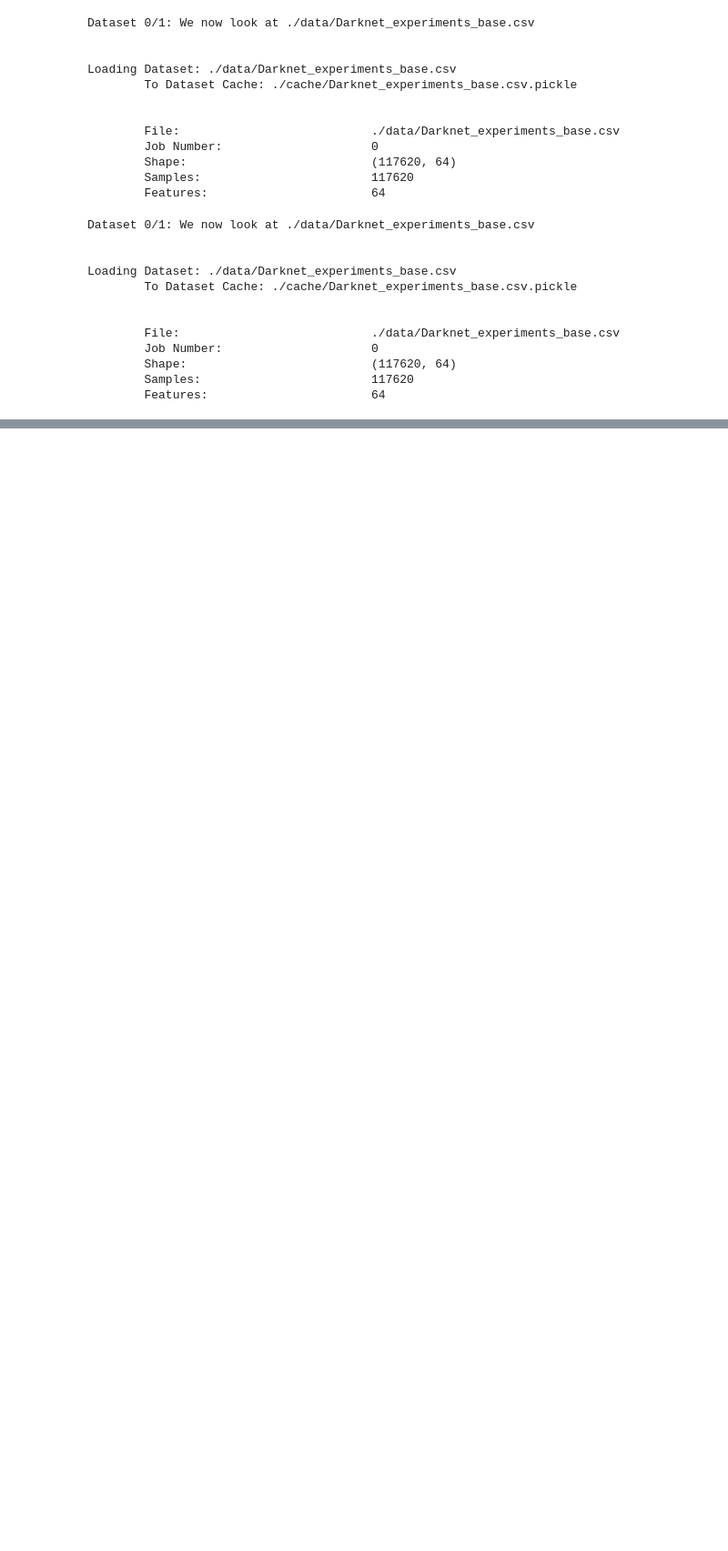
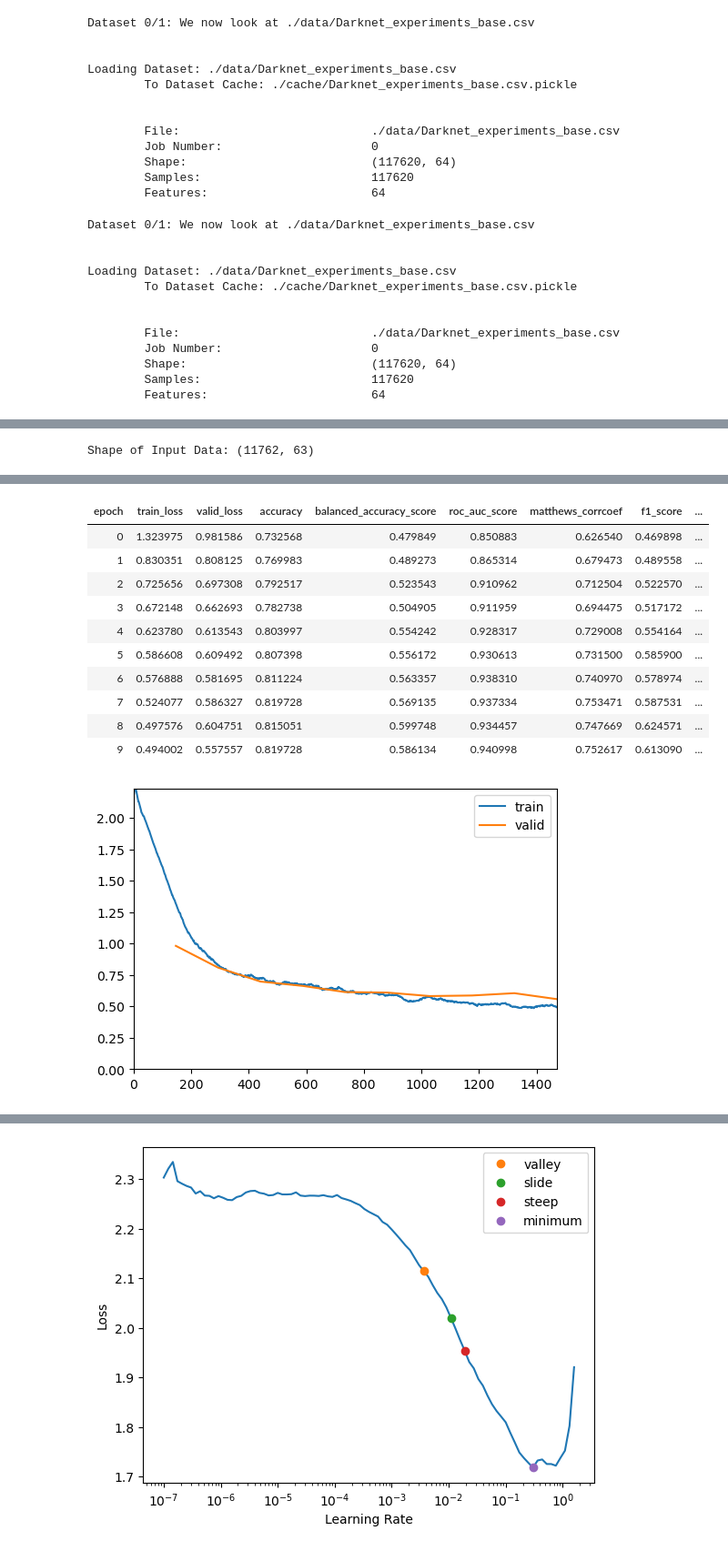
Before and after one commit to Colorado-Mesa-University-Cybersecurity/Quick_ML, a Jupyter notebook: example1.ipynb, the cells around one changed output, grey strips where cells are left out. Shown at 91% size. Cells and saved outputs as stored; diff of their text form; code cells hidden in the pictures; blank space fills up the shorter version.

```diff
--- a/example1.ipynb
+++ b/example1.ipynb
@@ -106,0 +105,4 @@ loss: 0.5277036428451538, accuracy:  79.77%
+# %%
+results = run_deep_nn_experiment(df.drop(['Traffic Type'], axis=1), dataset_1['File'], 'Application Type',(70, 60, 50, 20, 30))
+# %% [output]
+Shape of Input Data: (11762, 63)
@@ -106,0 +110,12 @@ loss: 0.5277036428451538, accuracy:  79.77%
+| epoch | train_loss | valid_loss | accuracy | balanced_accuracy_score | roc_auc_score | matthews_corrcoef | f1_score | ... |
+| 0 | 1.323975 | 0.981586 | 0.732568 | 0.479849 | 0.850883 | 0.626540 | 0.469898 | ... |
+| 1 | 0.830351 | 0.808125 | 0.769983 | 0.489273 | 0.865314 | 0.679473 | 0.489558 | ... |
+| 2 | 0.725656 | 0.697308 | 0.792517 | 0.523543 | 0.910962 | 0.712504 | 0.522570 | ... |
+| 3 | 0.672148 | 0.662693 | 0.782738 | 0.504905 | 0.911959 | 0.694475 | 0.517172 | ... |
+| 4 | 0.623780 | 0.613543 | 0.803997 | 0.554242 | 0.928317 | 0.729008 | 0.554164 | ... |
+| 5 | 0.586608 | 0.609492 | 0.807398 | 0.556172 | 0.930613 | 0.731500 | 0.585900 | ... |
+| 6 | 0.576888 | 0.581695 | 0.811224 | 0.563357 | 0.938310 | 0.740970 | 0.578974 | ... |
+| 7 | 0.524077 | 0.586327 | 0.819728 | 0.569135 | 0.937334 | 0.753471 | 0.587531 | ... |
+| 8 | 0.497576 | 0.604751 | 0.815051 | 0.599748 | 0.934457 | 0.747669 | 0.624571 | ... |
+| 9 | 0.494002 | 0.557557 | 0.819728 | 0.586134 | 0.940998 | 0.752617 | 0.613090 | ... |
+[figure, added]
@@ -106,0 +126 @@ loss: 0.5277036428451538, accuracy:  79.77%
+[figure, added]
```
Also changed, not shown: parts of 37 cells of this notebook, 3 other files.
